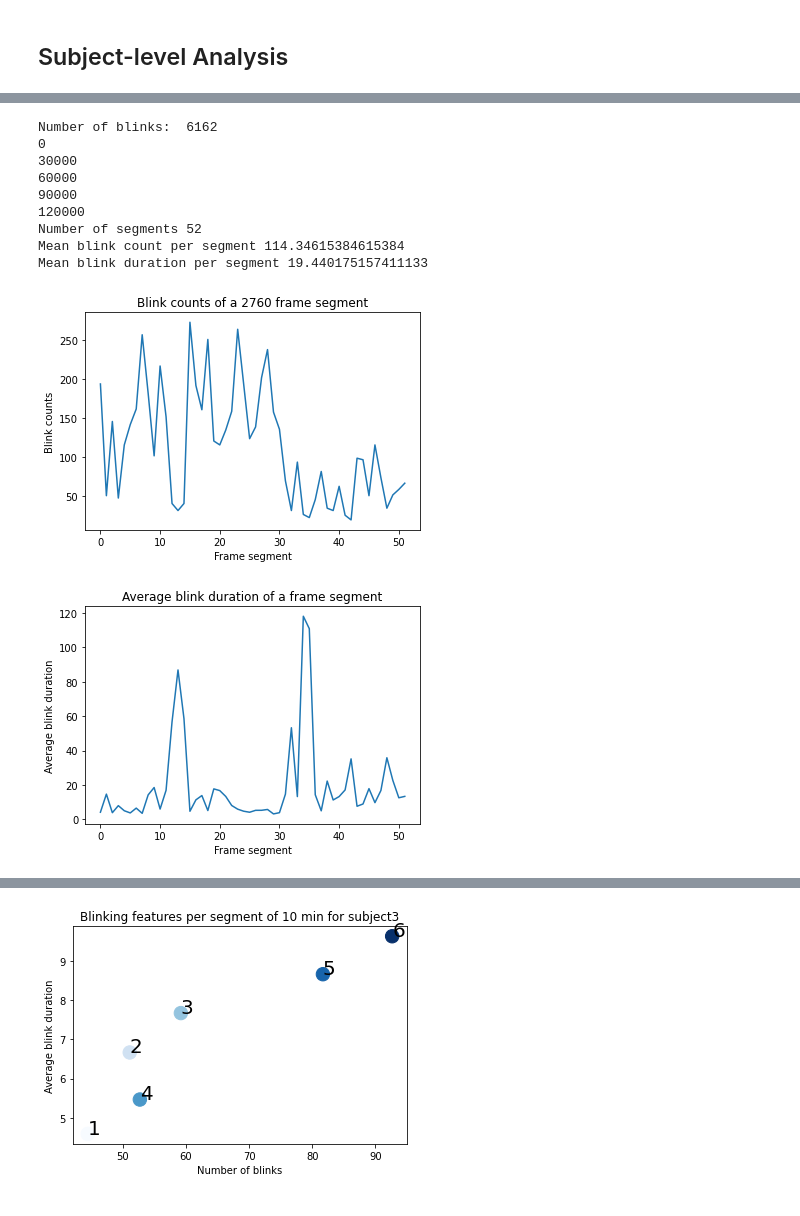
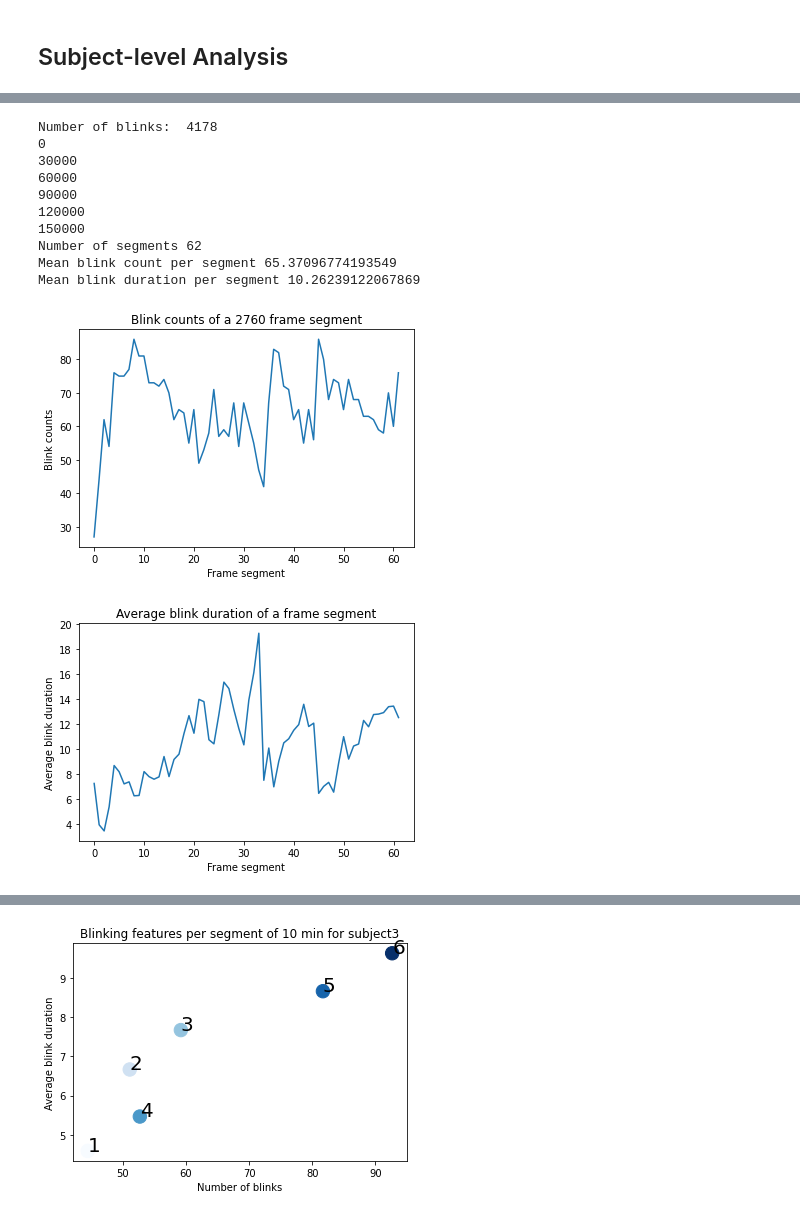
Before and after one commit to fruste/driver-drowsiness, a Jupyter notebook: code/feature_creation.ipynb, the cells around one changed output, grey strips where cells are left out. Saved outputs shown, nothing was run; the diff lists cells and outputs as text; code cells hidden in the pictures.

Commit message:
Taking wrong frames into account during blink detection.

```diff
--- a/code/feature_creation.ipynb
+++ b/code/feature_creation.ipynb
@@ -22,21 +22,27 @@ def load_blinks(subject, cond, num_parts):
     return all_status_rates, all_wrong_frames
 # %%
 # Finds eye-blinks given a sequence of values and a treshhold.
-def find_blinks(values, treshhold):
+def find_blinks(values, treshhold, wrong_frames, start_frame):
     blink = False
     blinks = []
     blink_count = 0
+    wrong_count = 0
     for i, val in enumerate(values):
         if val < treshhold:
             if blink == False:
                 blink_count +=1
                 start = i
             blink = True
+            if (i + start_frame + 1) in wrong_frames:
+                wrong_count += 1
         else:
             if blink == True:
                 end = i - 1
                 #calculate duration of blink, and include in tuple
                 duration = end - start + 1
+                duration = duration - wrong_count
+                wrong_count = 0
+
                 blinks.append((start, end, duration))
                 #print("Blinking period: " + str(start) + " - " + str(end))
             blink = False
@@ -76,7 +82,7 @@ def blinks_segment(blink_starts, blink_durs, video_len, segment_len):
 
     return blink_counts, average_durs
 # %%
-subject = 'subject16'
+subject = 'subject25'
 status_rates_sleepy, wrong_frames_sleepy = load_blinks(subject, 'sleepy', 1)
 print("Sleepy number of frames: ", len(status_rates_sleepy))
 print("Sleepy missed faces: ", len(wrong_frames_sleepy))
@@ -207,8 +199,8 @@ Wilcoxon P Val  7.343526039573077e-13
 # %% [markdown]
 ## Subject-level Analysis
 # %%
-def run_analysis(status_rates, wrong_frames, treshhold, segment_length):
-    blinks, count = find_blinks(status_rates, treshhold)
+def run_analysis(status_rates, wrong_frames, treshhold, segment_length, start_frame=0):
+    blinks, count = find_blinks(status_rates, treshhold, wrong_frames, start_frame)
     print("Number of blinks: ", len(blinks))
 
     blink_starts = list(np.array(blinks)[:,0])
@@ -257,18 +253,19 @@ Mean blink duration per segment 11.391138674321441
 # %%
-blink_counts_normal, average_durs_normal = run_analysis(status_rates_normal, wrong_frames_normal, treshhold, segment_length)
+blink_counts_normal, average_durs_normal = run_analysis(status_rates_normal, wrong_frames_normal, treshhold, segment_length, start_frame=49000)
 plot_analysis(blink_counts_normal, average_durs_normal)
 # %% [output]
-Number of blinks:  6162
+Number of blinks:  4178
 0
 30000
 60000
 90000
 120000
-Number of segments 52
-Mean blink count per segment 114.34615384615384
-Mean blink duration per segment 19.440175157411133
+150000
+Number of segments 62
+Mean blink count per segment 65.37096774193549
+Mean blink duration per segment 10.26239122067869
-[figure, old version]
+[figure, new version]
-[figure, old version]
+[figure, new version]
 # %%
 # make a scatter plot of the two classes
 plt.title("Blinking features per segment of 1 min sec for " + subject)
```
Also changed, not shown: parts of 5 cells of this notebook, 1 other file.
